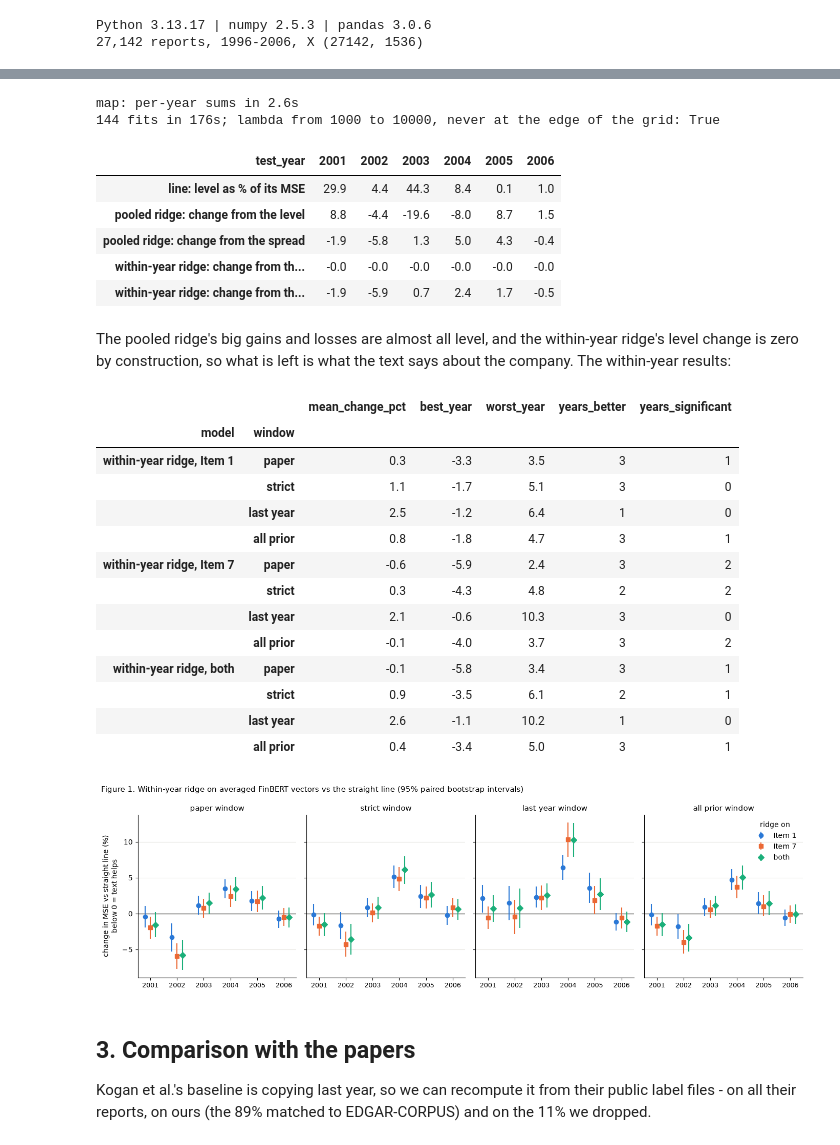
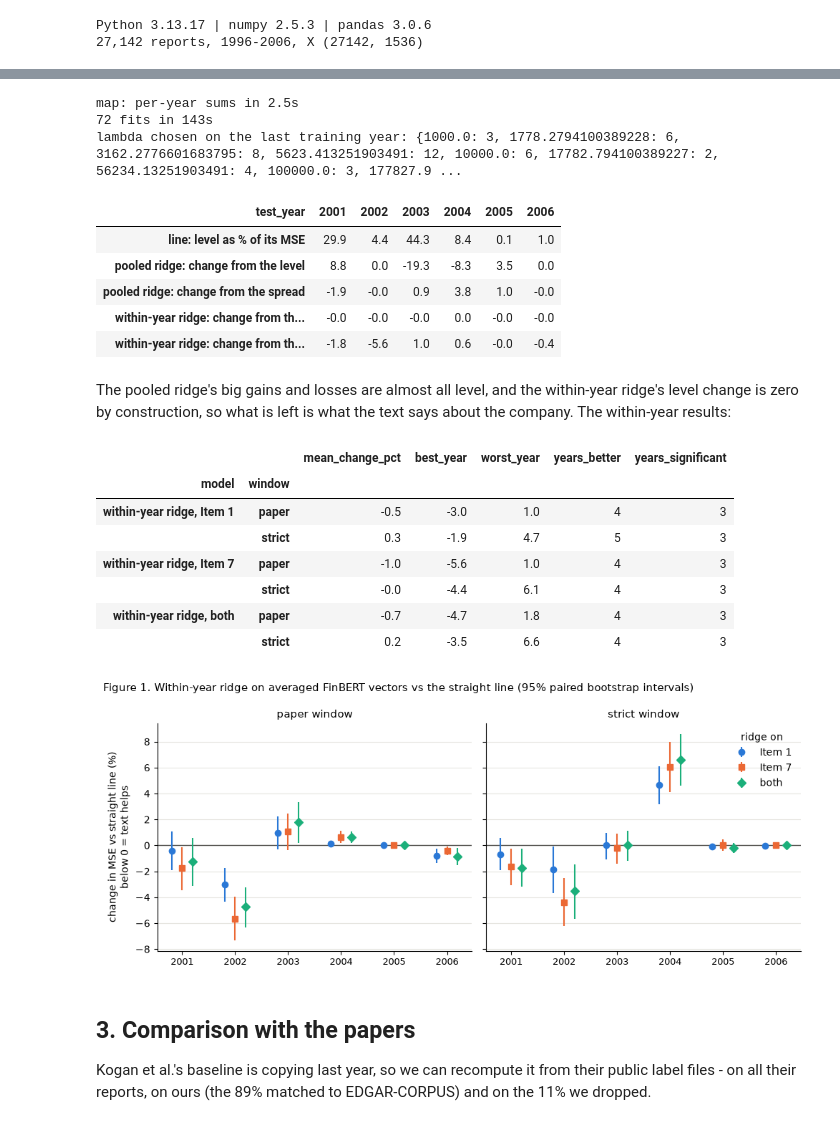
Before and after one commit to Oscar339/dst-sprint2, a Jupyter notebook: Alex/02-Models.ipynb, the cells around one changed output, grey strips where cells are left out. Cells and saved outputs as stored; diff of their text form; code cells hidden in the pictures.

```diff
--- a/Alex/02-Models.ipynb
+++ b/Alex/02-Models.ipynb
@@ -119,7 +123,7 @@ SUMS = {"both": SUMS_BOTH, "Item 1": ridge_sums.subset(SUMS_BOTH, np.arange(768)
         "Item 7": ridge_sums.subset(SUMS_BOTH, np.arange(768, 1536))}
 print(f"map: per-year sums in {time.perf_counter() - t:.1f}s")
 
-ALPHAS = np.logspace(0, 7, 29)
+ALPHAS = np.logspace(0, 9, 37)
 x_all, yr_all = df["logvol_before"].to_numpy(), df["year"].to_numpy()
 chosen = []
 
@@ -136,9 +140,8 @@ pooled_results = pd.concat([scoring.evaluate(df, make_ridge(lab, False), name=f"
                            ignore_index=True)
 within_results = pd.concat([scoring.evaluate(df, make_ridge(lab, True), name=f"within-year ridge, {lab}") for lab in INPUTS],
                            ignore_index=True)
-print(f"{len(pooled_results) + len(within_results)} fits in {time.perf_counter() - t:.0f}s; "
-      f"lambda from {min(chosen):.0f} to {max(chosen):.0f}, never at the edge of the grid: "
-      f"{not set(chosen) & {ALPHAS.min(), ALPHAS.max()}}")
+print(f"{len(pooled_results) + len(within_results)} fits in {time.perf_counter() - t:.0f}s")
+print("lambda chosen on the last training year:", pd.Series(chosen).value_counts().sort_index().to_dict())
 
 # The level/spread split, paper window, Item 7: change in MSE against the line, in % of the line's MSE
 rows = {"line: level as % of its MSE": 100 * baselines["baseline_level"] / baselines["baseline_mse"]}
@@ -148,14 +151,15 @@ for name, res in [("pooled", pooled_results), ("within-year", within_results)]:
     rows[f"{name} ridge: change from the spread"] = 100 * (r["spread"] - r["baseline_spread"]) / r["baseline_mse"]
 pd.DataFrame(rows).T.round(1)
 # %% [output]
-map: per-year sums in 2.6s
-144 fits in 176s; lambda from 1000 to 10000, never at the edge of the grid: True
+map: per-year sums in 2.5s
+72 fits in 143s
+lambda chosen on the last training year: {1000.0: 3, 1778.2794100389228: 6, 3162.2776601683795: 8, 5623.413251903491: 12, 10000.0: 6, 17782.794100389227: 2, 56234.13251903491: 4, 100000.0: 3, 177827.9 ...
 | test_year | 2001 | 2002 | 2003 | 2004 | 2005 | 2006 |
 | line: level as % of its MSE | 29.9 | 4.4 | 44.3 | 8.4 | 0.1 | 1.0 |
-| pooled ridge: change from the level | 8.8 | -4.4 | -19.6 | -8.0 | 8.7 | 1.5 |
-| pooled ridge: change from the spread | -1.9 | -5.8 | 1.3 | 5.0 | 4.3 | -0.4 |
-| within-year ridge: change from th... | -0.0 | -0.0 | -0.0 | -0.0 | -0.0 | -0.0 |
-| within-year ridge: change from th... | -1.9 | -5.9 | 0.7 | 2.4 | 1.7 | -0.5 |
+| pooled ridge: change from the level | 8.8 | 0.0 | -19.3 | -8.3 | 3.5 | 0.0 |
+| pooled ridge: change from the spread | -1.9 | -0.0 | 0.9 | 3.8 | 1.0 | -0.0 |
+| within-year ridge: change from th... | -0.0 | -0.0 | -0.0 | 0.0 | -0.0 | -0.0 |
+| within-year ridge: change from th... | -1.8 | -5.6 | 1.0 | 0.6 | -0.0 | -0.4 |
 # %% [markdown]
 The pooled ridge's big gains and losses are almost all level, and the within-year ridge's level change is zero by
 construction, so what is left is what the text says about the company. The within-year results:
@@ -164,47 +168,41 @@ summary = (within_results.groupby(["model", "window"], sort=False)
            .agg(mean_change_pct=("change_pct", "mean"), best_year=("change_pct", "min"),
                 worst_year=("change_pct", "max"), years_better=("change_pct", lambda c: int((c < 0).sum())),
                 years_significant=("ci_high", lambda h: int((h < 0).sum())))
            .round(1))
 display(summary)
 
 COLORS = {"Item 1": "#2a78d6", "Item 7": "#eb6834", "both": "#1baf7a"}   # fixed order: series 1, 2, 3
 MARKERS = {"Item 1": "o", "Item 7": "s", "both": "D"}                    # second cue besides colour
 OFFSET = {"Item 1": -0.2, "Item 7": 0.0, "both": 0.2}
-fig, axes = plt.subplots(1, 4, figsize=(14, 4.2), sharey=True)
+fig, axes = plt.subplots(1, 2, figsize=(10, 4.2), sharey=True)
 for ax, window in zip(axes, scoring.WINDOWS):
     ax.axhline(0, color="#52514e", lw=1)
     for lab in INPUTS:
         r = within_results[(within_results.model == f"within-year ridge, {lab}") & (within_results.window == window)]
         pct, lo, hi = r.change_pct, 100 * r.ci_low / r.baseline_mse, 100 * r.ci_high / r.baseline_mse
         ax.errorbar(r.test_year + OFFSET[lab], pct, yerr=[pct - lo, hi - pct], fmt=MARKERS[lab],
                     color=COLORS[lab], ms=6, lw=1.5, capsize=0, label=lab)
     ax.set_title(f"{window} window", fontsize=11)
     ax.set_xticks(list(scoring.TEST_YEARS))
     ax.tick_params(axis="x", labelsize=9)
     ax.grid(axis="y", color="#e6e5e0", lw=0.8)
     ax.spines[["top", "right"]].set_visible(False)
 axes[0].set_ylabel("change in MSE vs straight line (%)\nbelow 0 = text helps")
 axes[-1].legend(title="ridge on", frameon=False, loc="best")
 fig.suptitle("Figure 1. Within-year ridge on averaged FinBERT vectors vs the straight line (95% paired bootstrap intervals)",
              fontsize=11, x=0.01, ha="left")
 fig.tight_layout()
 plt.show()
 # %% [output]
 |  |  | mean_change_pct | best_year | worst_year | years_better | years_significant |
 | model | window |  |  |  |  |  |
-| within-year ridge, Item 1 | paper | 0.3 | -3.3 | 3.5 | 3 | 1 |
-|  | strict | 1.1 | -1.7 | 5.1 | 3 | 0 |
-|  | last year | 2.5 | -1.2 | 6.4 | 1 | 0 |
-|  | all prior | 0.8 | -1.8 | 4.7 | 3 | 1 |
-| within-year ridge, Item 7 | paper | -0.6 | -5.9 | 2.4 | 3 | 2 |
-|  | strict | 0.3 | -4.3 | 4.8 | 2 | 2 |
-|  | last year | 2.1 | -0.6 | 10.3 | 3 | 0 |
-|  | all prior | -0.1 | -4.0 | 3.7 | 3 | 2 |
-| within-year ridge, both | paper | -0.1 | -5.8 | 3.4 | 3 | 1 |
-|  | strict | 0.9 | -3.5 | 6.1 | 2 | 1 |
-|  | last year | 2.6 | -1.1 | 10.2 | 1 | 0 |
-|  | all prior | 0.4 | -3.4 | 5.0 | 3 | 1 |
+| within-year ridge, Item 1 | paper | -0.5 | -3.0 | 1.0 | 4 | 3 |
+|  | strict | 0.3 | -1.9 | 4.7 | 5 | 3 |
+| within-year ridge, Item 7 | paper | -1.0 | -5.6 | 1.0 | 4 | 3 |
+|  | strict | -0.0 | -4.4 | 6.1 | 4 | 3 |
+| within-year ridge, both | paper | -0.7 | -4.7 | 1.8 | 4 | 3 |
+|  | strict | 0.2 | -3.5 | 6.6 | 4 | 3 |
-[figure, old version]
+[figure, new version]
 # %% [markdown]
 ## 3. Comparison with the papers
 
```
Also changed, not shown: parts of 8 cells of this notebook, 5 other files.
